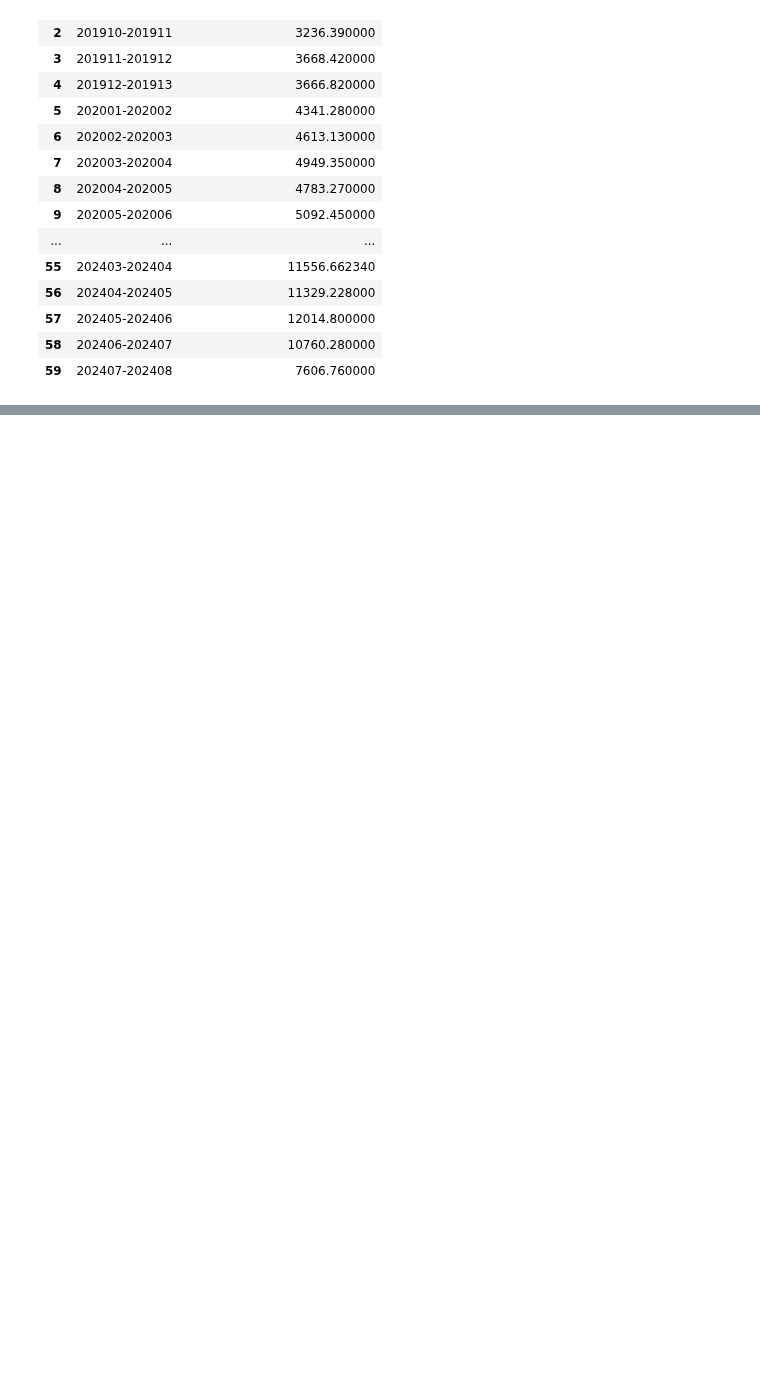
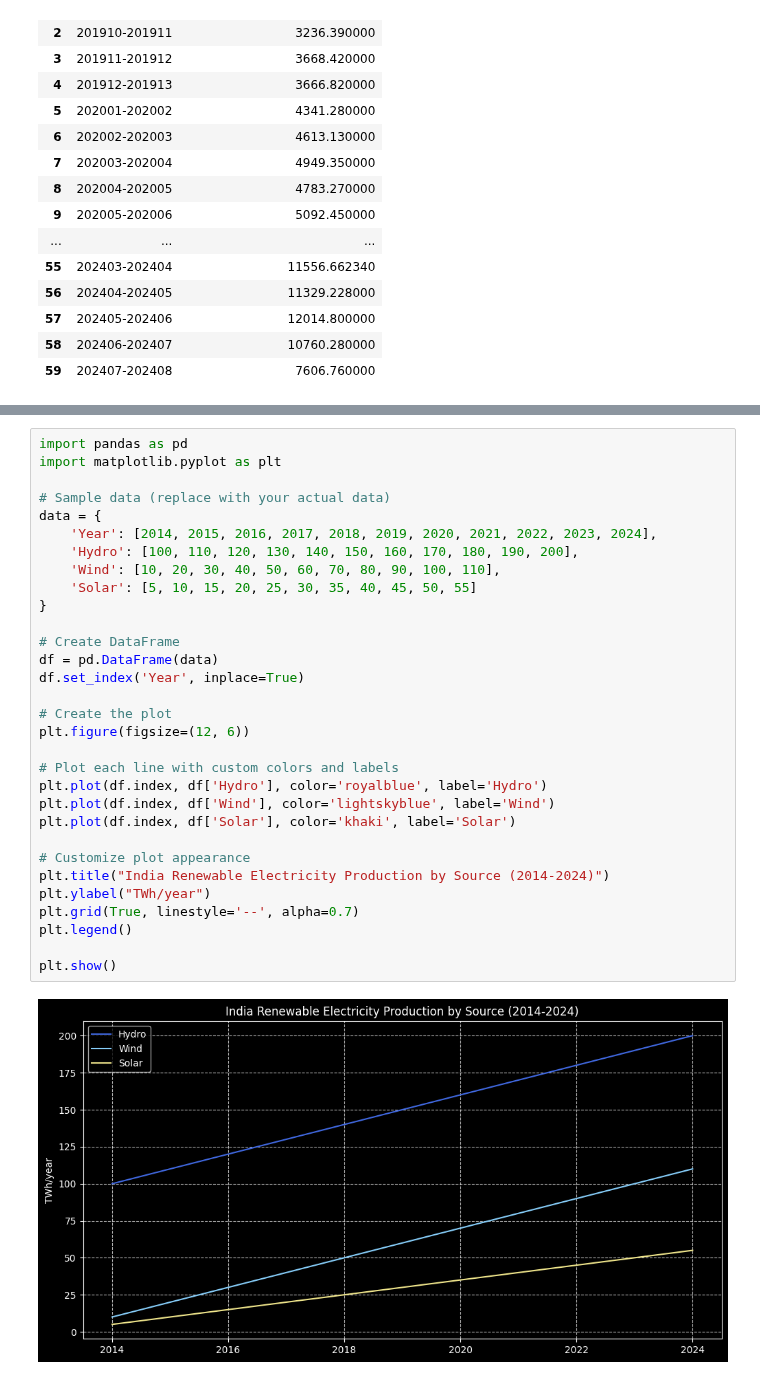
Before and after one commit to jayantxchauhan/India-Energy-Analytics-Model, a Jupyter notebook: PracticeAnalysis2.ipynb, the cells around one changed output, grey strips where cells are left out. Drawn from its saved outputs; the diff is of its cells as text; blank space fills up the shorter version.

```diff
--- a/PracticeAnalysis2.ipynb
+++ b/PracticeAnalysis2.ipynb
@@ -664,3 +664,36 @@ plt.tight_layout()
 plt.show()
 # %% [output]
 [figure]
+# %%
+import pandas as pd
+import matplotlib.pyplot as plt
+
+# Sample data (replace with your actual data)
+data = {
+    'Year': [2014, 2015, 2016, 2017, 2018, 2019, 2020, 2021, 2022, 2023, 2024],
+    'Hydro': [100, 110, 120, 130, 140, 150, 160, 170, 180, 190, 200],
+    'Wind': [10, 20, 30, 40, 50, 60, 70, 80, 90, 100, 110],
+    'Solar': [5, 10, 15, 20, 25, 30, 35, 40, 45, 50, 55]
+}
+
+# Create DataFrame
+df = pd.DataFrame(data)
+df.set_index('Year', inplace=True)
+
+# Create the plot
+plt.figure(figsize=(12, 6))
+
+# Plot each line with custom colors and labels
+plt.plot(df.index, df['Hydro'], color='royalblue', label='Hydro')
+plt.plot(df.index, df['Wind'], color='lightskyblue', label='Wind')
+plt.plot(df.index, df['Solar'], color='khaki', label='Solar')
+
+# Customize plot appearance
+plt.title("India Renewable Electricity Production by Source (2014-2024)")
+plt.ylabel("TWh/year")
+plt.grid(True, linestyle='--', alpha=0.7)
+plt.legend()
+
+plt.show()
+# %% [output]
+[figure, added]
```
Also changed, not shown: parts of 3 cells of this notebook.
